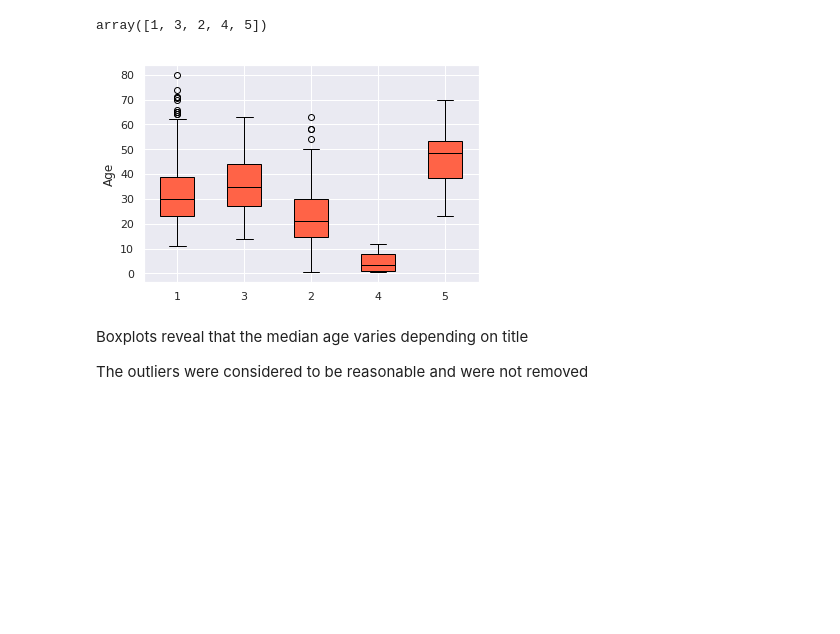
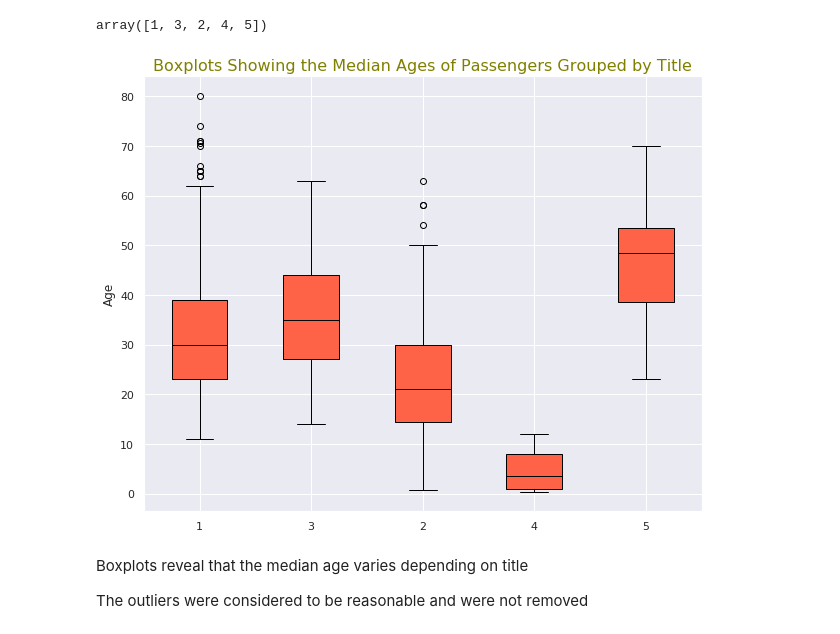
Before and after one commit to booorayan/naive_bayes_knn, a Jupyter notebook: Predicting_Survival_of_Passengers.ipynb, the cells around one changed output. Saved outputs shown, nothing was run; the diff lists cells and outputs as text; code cells hidden in the pictures; blank space fills up the shorter version.

```diff
--- a/Predicting_Survival_of_Passengers.ipynb
+++ b/Predicting_Survival_of_Passengers.ipynb
@@ -323,28 +343,29 @@ array([1, 3, 2, 4, 5])
 # %%
 # handling missing values in the age column
 # creating a new copy pf taitan dataset name nu_age
 nu_age= taitan
 
 # selecting the non-null values only to plot
 nnull_age = nu_age [nu_age.age.notnull()]
 nnull_list = list(nnull_age.title.unique())
 
 NL = []
 
 for i in range(len(nnull_list)):
   NL.append(list(nnull_age.age[nnull_age.title == nnull_list[i]]))
 
-
+plt.figure(figsize=(10,8))
 bpfig = plt.boxplot(NL, manage_xticks=True, patch_artist=True)
 
 # 'Mr': 1, 'Miss': 2, 'Mrs': 3, 'Master': 4, 'Royalty': 5
 plt.xticks(np.arange(1,6,1), nnull_list)
 plt.ylabel('Age')
 plt.setp(bpfig['boxes'], facecolor='tomato')
 plt.setp(bpfig['medians'], color='black')
+plt.title('Boxplots Showing the Median Ages of Passengers Grouped by Title', fontsize=16, color='olive')
 plt.show();
 # %% [output]
-[figure, old version]
+[figure, new version]
 # %% [markdown]
 Boxplots reveal that the median age varies depending on title
 
```
Also changed, not shown: parts of 34 cells of this notebook.
